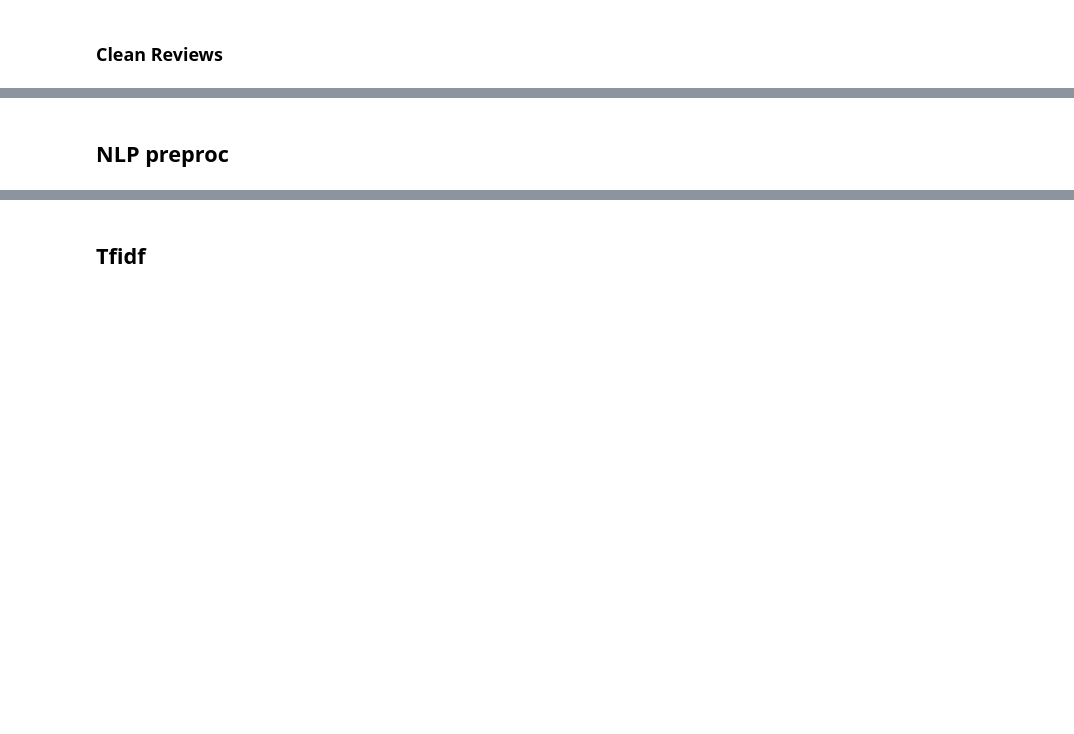
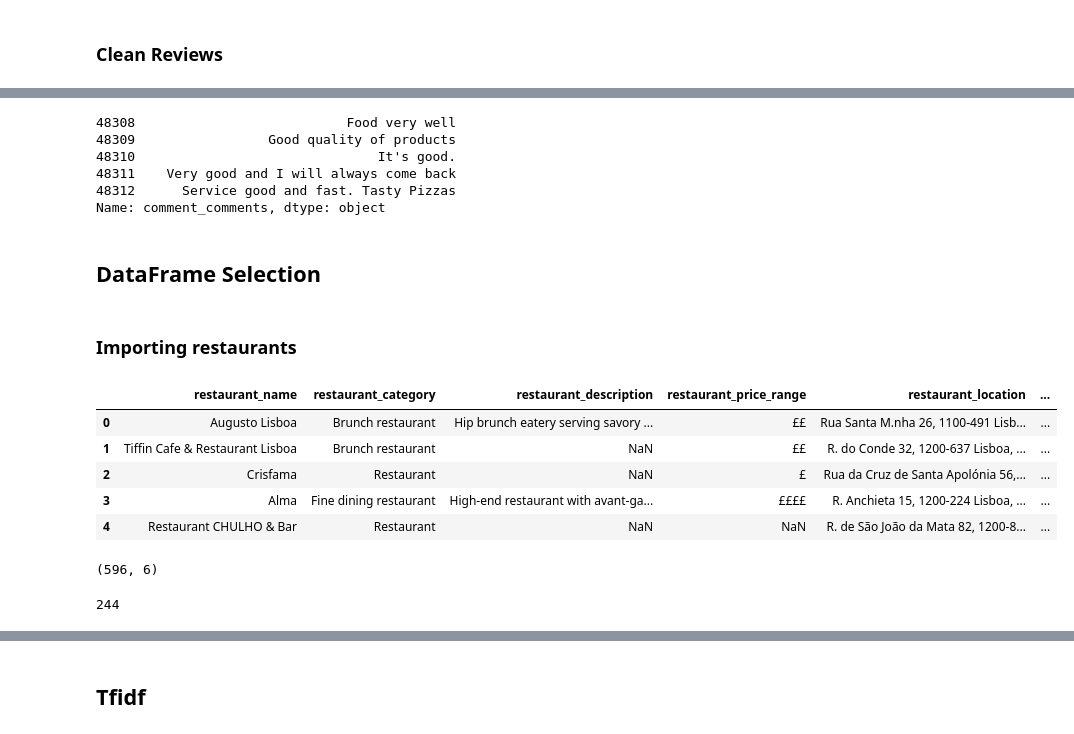
Before and after one commit to MalouO/small_business, a Jupyter notebook: notebooks/google_reviews_NLP.ipynb, the cells around one changed output, grey strips where cells are left out. Drawn from its saved outputs; the diff is of its cells as text; code cells hidden in the pictures; blank space fills up the shorter version.

```diff
--- a/notebooks/google_reviews_NLP.ipynb
+++ b/notebooks/google_reviews_NLP.ipynb
@@ -189,2 +157,34 @@ cleaned_df.hist();
+# %%
+cleaned_df.comment_comments.tail()
+# %% [output]
+48308                           Food very well
+48309                 Good quality of products
+48310                               It's good.
+48311    Very good and I will always come back
+48312      Service good and fast. Tasty Pizzas
+Name: comment_comments, dtype: object
 # %% [markdown]
-## NLP preproc
+## DataFrame Selection
+# %% [markdown]
+### Importing restaurants
+# %%
+df_restaurants = pd.read_csv("../raw_data/restaurants_clean_1_12.csv")
+# %%
+df_restaurants.drop(columns=["Index","Unnamed: 0", "restaurant_rating","restaurant_comment_number"], inplace=True)
+# %%
+df_restaurants.head()
+# %% [output]
+|  | restaurant_name | restaurant_category | restaurant_description | restaurant_price_range | restaurant_location | ... |
+| 0 | Augusto Lisboa | Brunch restaurant | Hip brunch eatery serving savory ... | ££ | Rua Santa M.nha 26, 1100-491 Lisb... | ... |
+| 1 | Tiffin Cafe & Restaurant Lisboa | Brunch restaurant | NaN | ££ | R. do Conde 32, 1200-637 Lisboa, ... | ... |
+| 2 | Crisfama | Restaurant | NaN | £ | Rua da Cruz de Santa Apolónia 56,... | ... |
+| 3 | Alma | Fine dining restaurant | High-end restaurant with avant-ga... | ££££ | R. Anchieta 15, 1200-224 Lisboa, ... | ... |
+| 4 | Restaurant CHULHO & Bar | Restaurant | NaN | NaN | R. de São João da Mata 82, 1200-8... | ... |
+# %%
+df_restaurants.shape
+# %% [output]
+(596, 6)
+# %%
+df_restaurants.restaurant_price_range.isna().sum()
+# %% [output]
+244
```
Also changed, not shown: parts of 56 cells of this notebook.
